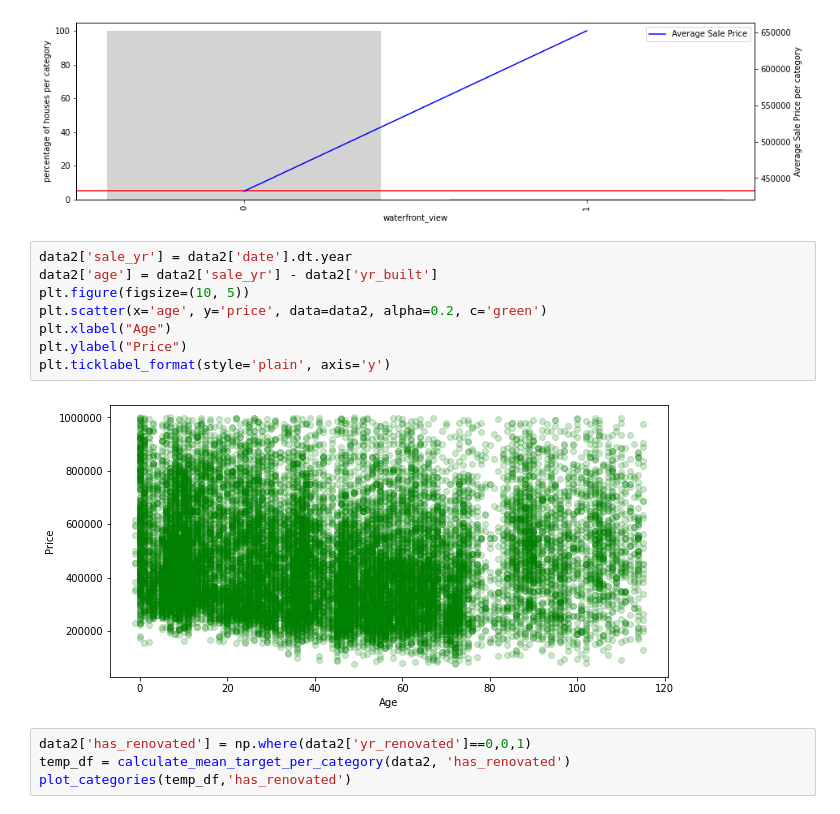
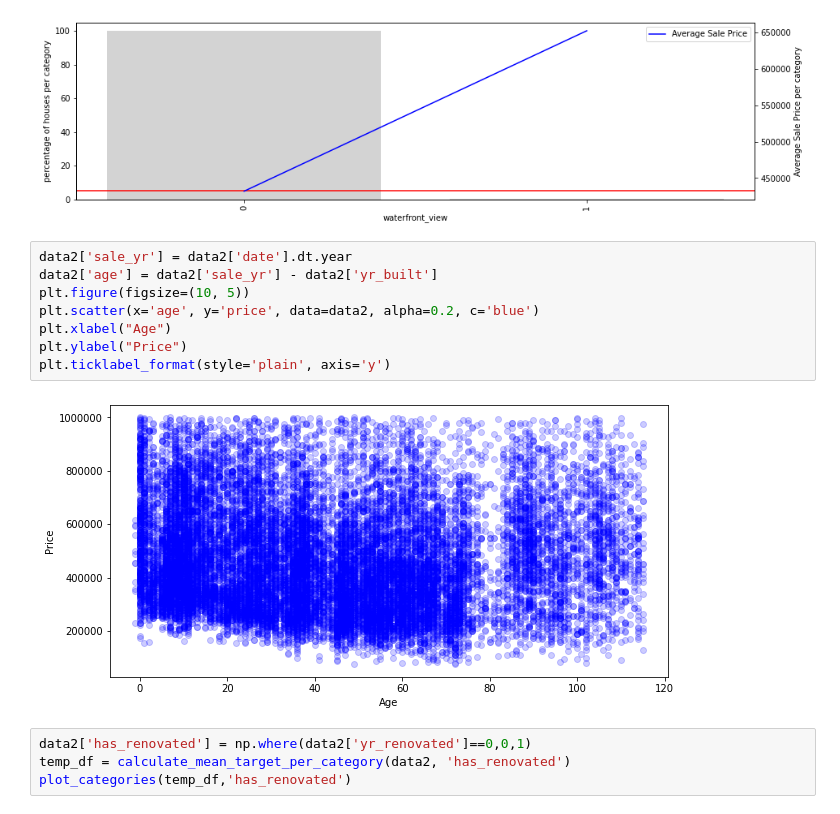
Before and after one commit to thuyle-23/house-price-prediction, a Jupyter notebook: House_Price_Prediction_latest.ipynb, the cells around one changed output. Drawn from its saved outputs; the diff is of its cells as text.

```diff
--- a/House_Price_Prediction_latest.ipynb
+++ b/House_Price_Prediction_latest.ipynb
@@ -277,13 +277,13 @@ plot_categories(temp_df,'waterfront_view')
 # %%
 data2['sale_yr'] = data2['date'].dt.year
 data2['age'] = data2['sale_yr'] - data2['yr_built']
 plt.figure(figsize=(10, 5))
-plt.scatter(x='age', y='price', data=data2, alpha=0.2, c='green')
+plt.scatter(x='age', y='price', data=data2, alpha=0.2, c='blue')
 plt.xlabel("Age")
 plt.ylabel("Price")
 plt.ticklabel_format(style='plain', axis='y')
 # %% [output]
-[figure, old version]
+[figure, new version]
 # %%
 data2['has_renovated'] = np.where(data2['yr_renovated']==0,0,1)
 temp_df = calculate_mean_target_per_category(data2, 'has_renovated')
```
Also changed, not shown: parts of 3 cells of this notebook.
